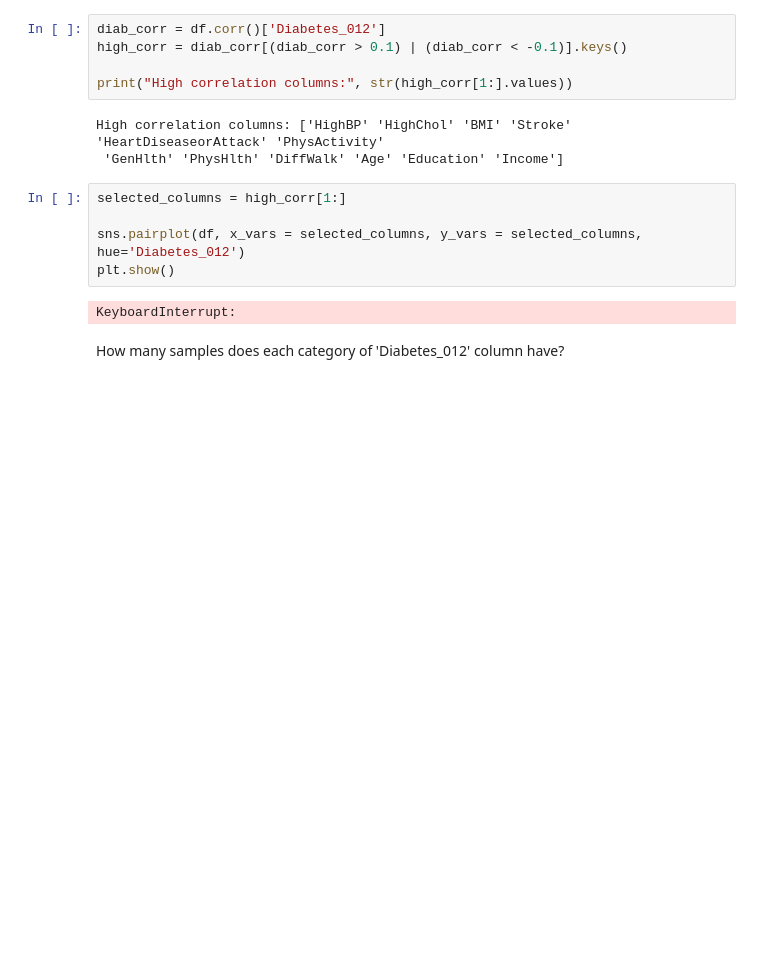
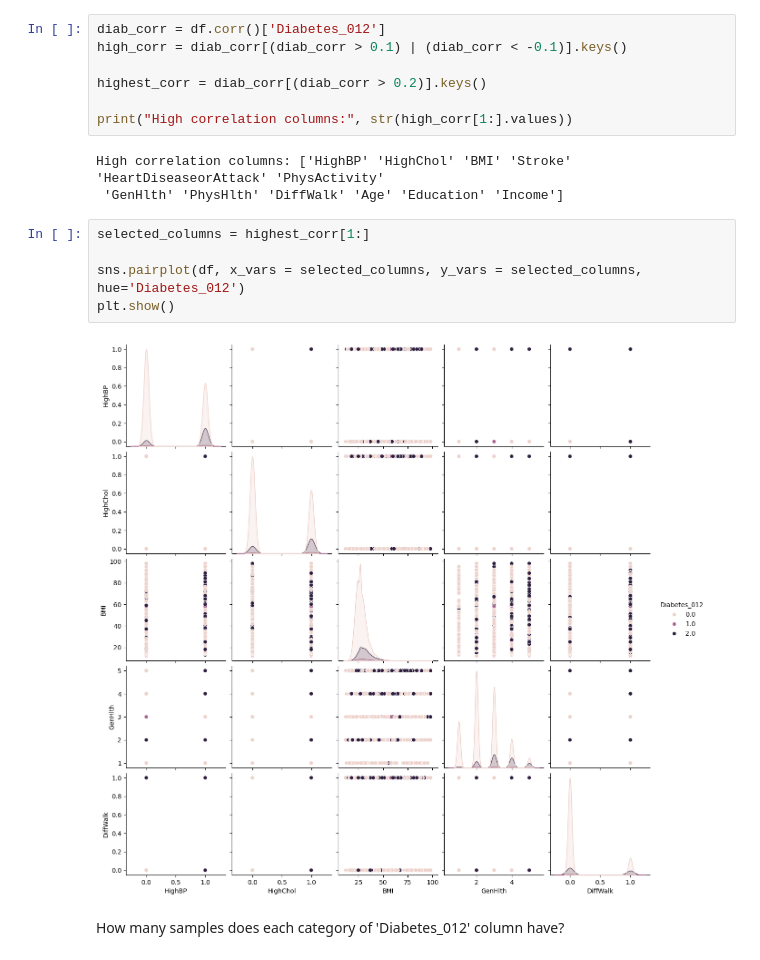
Before and after one commit to paya-alavi77/Diabetes, a Jupyter notebook: Diabetes.ipynb, the cells around one changed output. Saved outputs shown, nothing was run; the diff lists cells and outputs as text; blank space fills up the shorter version.

```diff
--- a/Diabetes.ipynb
+++ b/Diabetes.ipynb
@@ -307,17 +307,19 @@ Finding columns with high correlation to Diabetes in individuals over this datas
 diab_corr = df.corr()['Diabetes_012']
 high_corr = diab_corr[(diab_corr > 0.1) | (diab_corr < -0.1)].keys()
 
+highest_corr = diab_corr[(diab_corr > 0.2)].keys()
+
 print("High correlation columns:", str(high_corr[1:].values))
 # %% [output]
 High correlation columns: ['HighBP' 'HighChol' 'BMI' 'Stroke' 'HeartDiseaseorAttack' 'PhysActivity'
  'GenHlth' 'PhysHlth' 'DiffWalk' 'Age' 'Education' 'Income']
 # %%
-selected_columns = high_corr[1:]
+selected_columns = highest_corr[1:]
 
 sns.pairplot(df, x_vars = selected_columns, y_vars = selected_columns, hue='Diabetes_012')
 plt.show()
 # %% [output]
-KeyboardInterrupt:
+[figure, added]
 # %% [markdown]
 How many samples does each category of 'Diabetes_012' column have?
 # %%
```
Also changed, not shown: parts of 1 cell of this notebook.
